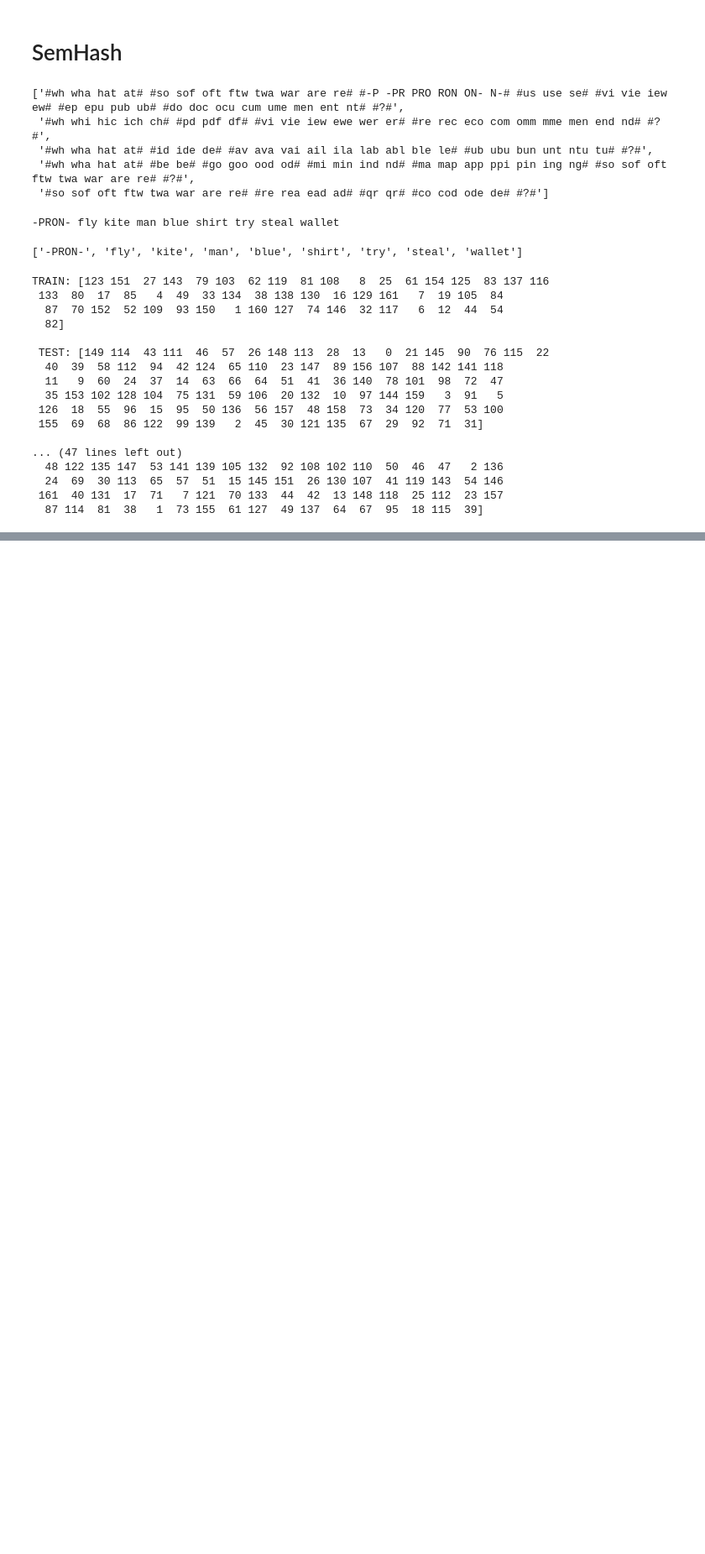
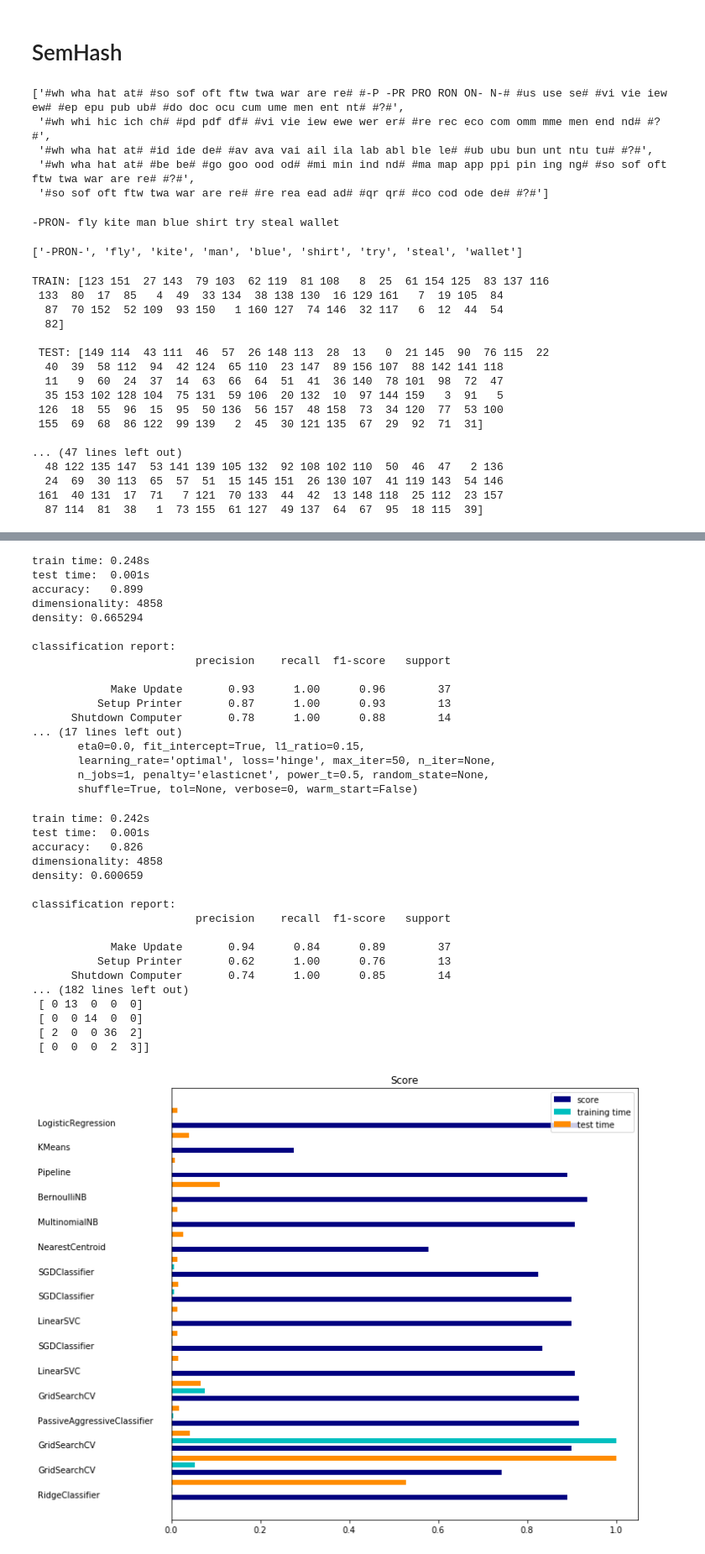
Before and after one commit to kumar-shridhar/Know-Your-Intent, a Jupyter notebook: mirchi_semhash_pipeline.ipynb, the cells around one changed output, grey strips where cells are left out. Shown at 84% size. Cells and saved outputs as stored; diff of their text form; code cells hidden in the pictures; blank space fills up the shorter version.

```diff
--- a/mirchi_semhash_pipeline.ipynb
+++ b/mirchi_semhash_pipeline.ipynb
@@ -143,6 +148,9 @@ def semhash_corpus(corpus):
     return new_corpus
 
 corpus = semhash_corpus(corpus)
+
+X_train_raw = semhash_corpus(X_train)
+X_test_raw = semhash_corpus(X_test)
 # %%
 corpus[:5]
 # %% [output]
@@ -269,12 +277,13 @@ def plot_results(results):
 
     plt.show()
 # %%
-def get_X_andy_from_split(split):
-    train_corpus, y_train = split["train"]["X"], split["train"]["y"]
-    test_corpus, y_test = split["test"]["X"], split["test"]["y"]
-    vectorizer, feature_names = get_vectorizer(train_corpus, preprocessor=preprocess, tokenizer=tokenize)
-    X_train = vectorizer.transform(train_corpus).toarray()
-    X_test = vectorizer.transform(test_corpus).toarray()
+def get_X_andy_from_split():
+    # train_corpus, y_train = split["train"]["X"], split["train"]["y"]
+    # test_corpus, y_test = split["test"]["X"], split["test"]["y"]
+    vectorizer, feature_names = get_vectorizer(X_train_raw, preprocessor=preprocess, tokenizer=tokenize)
+
+    X_train = vectorizer.transform(X_train_raw).toarray()
+    X_test = vectorizer.transform(X_test_raw).toarray()
 
     #for i,label in enumerate(y_train):
      #   if label == 4:
@@ -305,9 +314,9 @@ TRAIN: [123 151  27 143  79 103  62 119  81 108   8  25  61 154 125  83 137 116
   87 114  81  38   1  73 155  61 127  49 137  64  67  95  18 115  39]
 # %%
 import matplotlib.pyplot as plt
-for i_s, split in enumerate(splits):
+for i_s, split in enumerate(range(1)):
     print("Evaluating Split {}".format(i_s))
-    X_train, y_train, X_test, y_test, feature_names = get_X_andy_from_split(split)
+    X_train, y_train, X_test, y_test, feature_names = get_X_andy_from_split()
     target_names = ["Make Update", "Setup Printer", "Shutdown Computer","Software Recommendation", "None"]
     print("Train Size: {}\nTest Size: {}".format(X_train.shape[0], X_test.shape[0]))
     results = []
@@ -436,0 +478,35 @@ ValueError: all the input arrays must have same number of dimensions
+train time: 0.248s
+test time:  0.001s
+accuracy:   0.899
+dimensionality: 4858
+density: 0.665294
+
+classification report:
+                         precision    recall  f1-score   support
+
+            Make Update       0.93      1.00      0.96        37
+          Setup Printer       0.87      1.00      0.93        13
+      Shutdown Computer       0.78      1.00      0.88        14
+... (17 lines left out)
+       eta0=0.0, fit_intercept=True, l1_ratio=0.15,
+       learning_rate='optimal', loss='hinge', max_iter=50, n_iter=None,
+       n_jobs=1, penalty='elasticnet', power_t=0.5, random_state=None,
+       shuffle=True, tol=None, verbose=0, warm_start=False)
+train time: 0.242s
+test time:  0.001s
+accuracy:   0.826
+dimensionality: 4858
+density: 0.600659
+
+classification report:
+                         precision    recall  f1-score   support
+
+            Make Update       0.94      0.84      0.89        37
+          Setup Printer       0.62      1.00      0.76        13
+      Shutdown Computer       0.74      1.00      0.85        14
+... (182 lines left out)
+ [ 0 13  0  0  0]
+ [ 0  0 14  0  0]
+ [ 2  0  0 36  2]
+ [ 0  0  0  2  3]]
+[figure, added]
```
Also changed, not shown: parts of 2 cells of this notebook.
